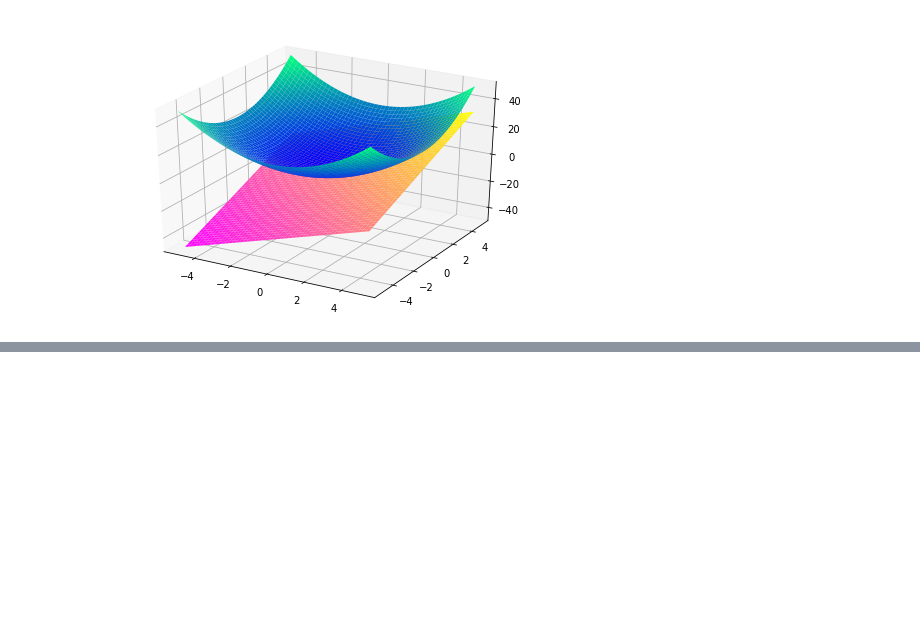
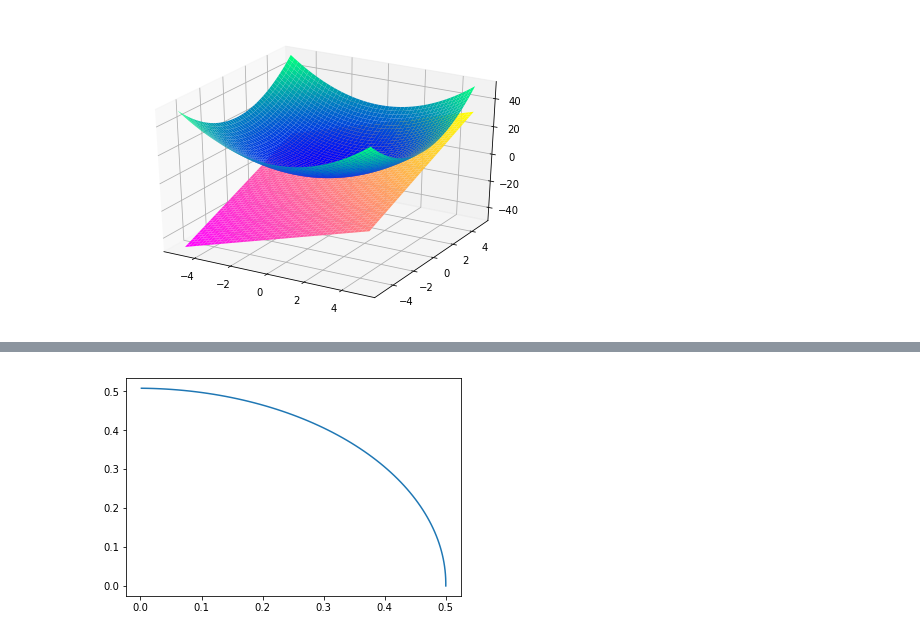
Before and after one commit to RSLLES/Projet_CD2, a Jupyter notebook: projet.ipynb, the cells around one changed output, grey strips where cells are left out. Saved outputs shown, nothing was run; the diff lists cells and outputs as text; code cells hidden in the pictures; blank space fills up the shorter version.

Commit message:
=Ajout de la méthode contour simple + explications

```diff
--- a/projet.ipynb
+++ b/projet.ipynb
@@ -115,0 +131,64 @@ def simple_contour(f, c=0.0, delta=0.01):
+# %%
+def simple_contour(f, c=0.0, delta=0.01):
+    """Methode donnant la ligne de niveau de la fonction f a la hauteur c sur le domaine [0,1]^2
+    Il est indispensable qu'il existe un point t tel que f(t,0) = c"""
+    gradf = grad(f)
+    #On cherche le point M0 du début
+    ListeM = []
+    ListeM.append((find_seed(lambda t : f(t,0), c), 0, c))
+
+    #On trouve les deux points M1 possibles
+    ListeM1 = ProchainsPointsPossibles(gradf, ListeM[0], c, delta)
+
+    #On prend celui ayant une coordonnée y positive
+    if ListeM1[0][1] >= 0:
+        ListeM.append(ListeM1[0])
+    else:
+        ListeM.append(ListeM1[1])
+
+    #On lance à présent la machine
+    while True:
+        #On trouve les prochains points possibles et on choisit le plus loin de Mn-1
+        ListeMsuivant = ProchainsPointsPossibles(gradf, ListeM[-1], c, delta)
+        Mnew = ChoisirPointPlusEloigne(ListeMsuivant, ListeM[-2])
+
+        #On vérifie que le point est toujours dans le domaine
+        if not DansLeDomaine(Mnew):
+            break;
+        else:
+            ListeM.append(Mnew)
+    return ListeM
+
+def DansLeDomaine(M):
+    """Vérifie si le point M est dans le domaine [0,1]^2"""
+    if M[0] >= 0 and M[0] <= 1:
+        if M[1] >= 0 and M[1] <= 1:
+            return True
+    return False
+
+
+def ProchainsPointsPossibles(gradf, M, c, delta):
+    gradfEnM = gradf(M[0],M[1])
+    l = gradfEnM[0]
+    mu = gradfEnM[1]
+
+    eta = delta/(np.sqrt(l**2 + mu**2))
+
+    return ((M[0] - eta*mu, M[1] + eta*l, c),(M[0] + eta*mu, M[1] - eta*l, c))
+
+
+def ChoisirPointPlusEloigne(ListeM, MRepere):
+    """Retourne parmi une liste de 2 points ListeM le plus éloigné de MRepere"""
+    a = (ListeM[0][0] - MRepere[0])**2 + (ListeM[0][1] - MRepere[1])**2
+    b = (ListeM[1][0] - MRepere[0])**2 + (ListeM[1][1] - MRepere[1])**2
+    if a > b:
+        return ListeM[0]
+    else:
+        return ListeM[1]
+
+#Premier essais
+L = simple_contour(f, c=0.25)
+plt.plot([M[0] for M in L],[M[1] for M in L])
+plt.show()
+# %% [output]
+[figure, added]
```
Also changed, not shown: parts of 5 cells of this notebook.
